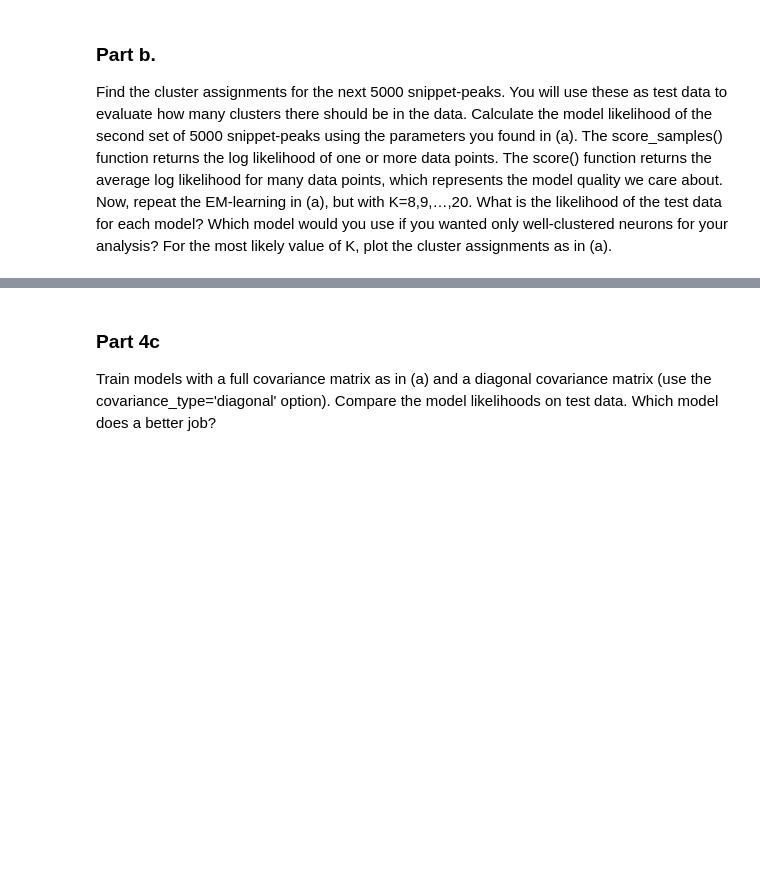
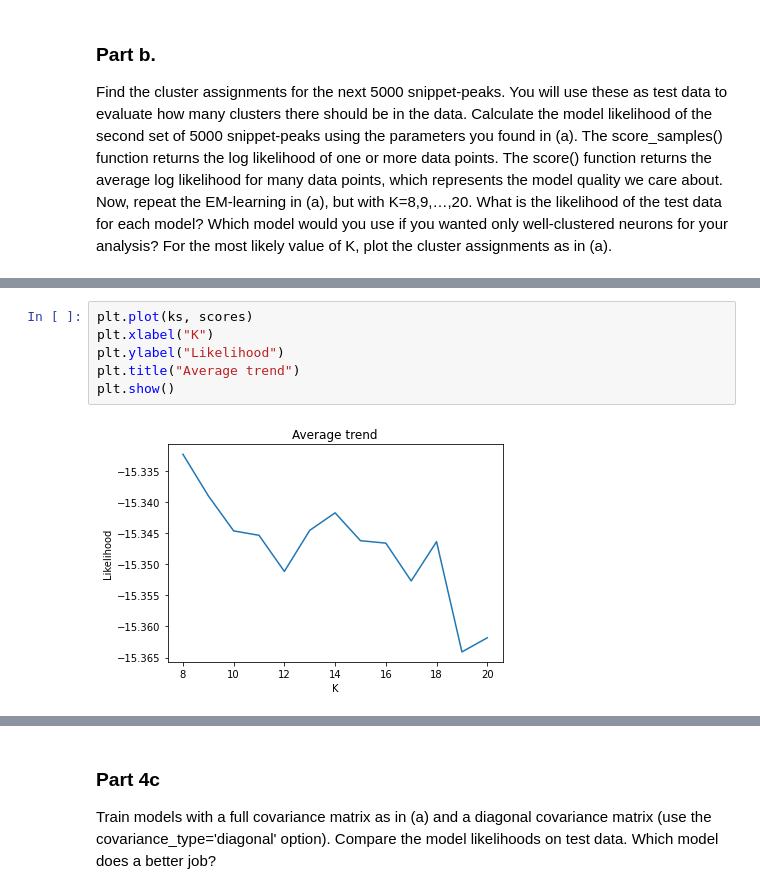
Before and after one commit to SaiAkhilVudattu/Neuro_classes, a Jupyter notebook: signal_processing/HW4/HW4.ipynb, the cells around one changed output, grey strips where cells are left out. Cells and saved outputs as stored; diff of their text form; blank space fills up the shorter version.

```diff
--- a/signal_processing/HW4/HW4.ipynb
+++ b/signal_processing/HW4/HW4.ipynb
@@ -583,0 +601,8 @@ plt.show()
+# %%
+plt.plot(ks, scores)
+plt.xlabel("K")
+plt.ylabel("Likelihood")
+plt.title("Average trend")
+plt.show()
+# %% [output]
+[figure, added]
```
Also changed, not shown: parts of 50 cells of this notebook.
